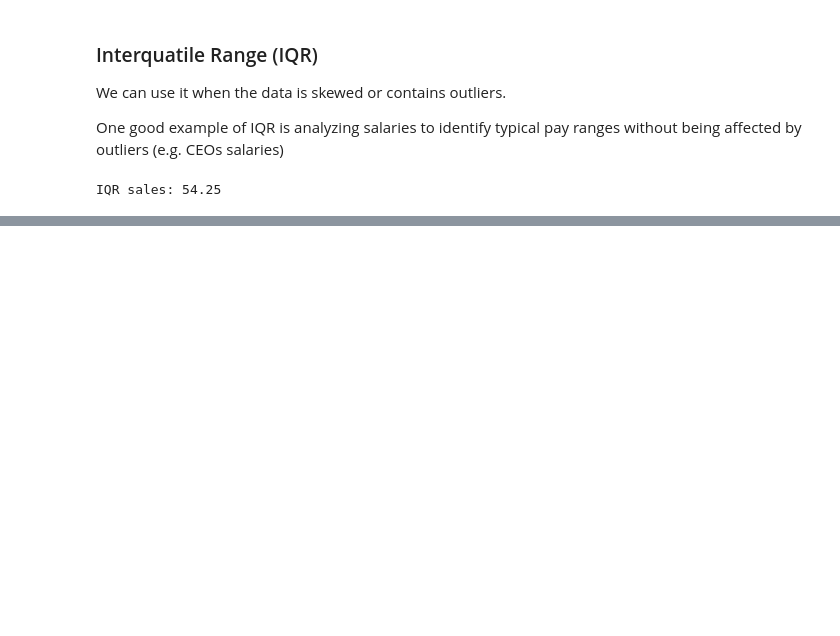
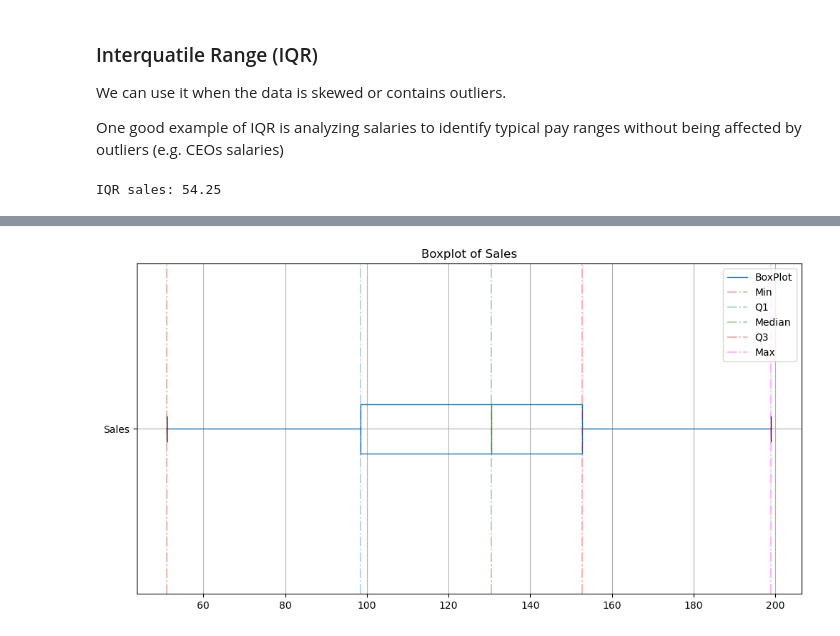
Before and after one commit to soutogustavo/ds-snippets, a Jupyter notebook: descriptive-stats/variability.ipynb, the cells around one changed output, grey strips where cells are left out. Drawn from its saved outputs; the diff is of its cells as text; code cells hidden in the pictures; blank space fills up the shorter version.

Commit message:
Stats - Add boxplot to variability notebook

```diff
--- a/descriptive-stats/variability.ipynb
+++ b/descriptive-stats/variability.ipynb
@@ -73,9 +73,9 @@ One good example of IQR is analyzing salaries to identify typical pay ranges
 without being affected by outliers (e.g. CEOs salaries)
 # %%
 #. Calculate quantiles and print results
-sales_q25 = data["Sales"].quantile(0.25)
-sales_q75 = data["Sales"].quantile(0.75)
-iqr_sales = sales_q75 - sales_q25
+q25_sales = data["Sales"].quantile(0.25)
+q75_sales = data["Sales"].quantile(0.75)
+iqr_sales = q75_sales - q25_sales
 print(f"IQR sales: { iqr_sales }")
 # %% [output]
 IQR sales: 54.25
@@ -81,0 +92,18 @@ IQR sales: 54.25
+# %%
+import matplotlib.pyplot as plt
+
+ax = data.boxplot(column=["Sales"], vert=False, figsize=(12,6))
+ax.set(title="Boxplot of Sales")
+
+#. THE FOLLOWING LINES ARE NOT NECESSARY...
+#. This is just to make it easier for the audience to quick
+#.  understand and interpret BoxPlot.
+plt.axvline(data["Sales"].min(), ls='-.', c="brown", alpha=0.3) # Min value
+plt.axvline(q25_sales, ls='-.', alpha=0.3) # Q2
+plt.axvline(data["Sales"].median(), ls='-.', c="green", alpha=0.3) # Median
+plt.axvline(q75_sales, ls='-.', c="red", alpha=0.3) # Q3
+plt.axvline(data["Sales"].max(), ls='-.', c="magenta", alpha=0.3) # Max value
+
+plt.legend(["BoxPlot", "Min", "Q1", "Median", "Q3", "Max"]);
+# %% [output]
+[figure, added]
```
Also changed, not shown: parts of 1 cell of this notebook.
